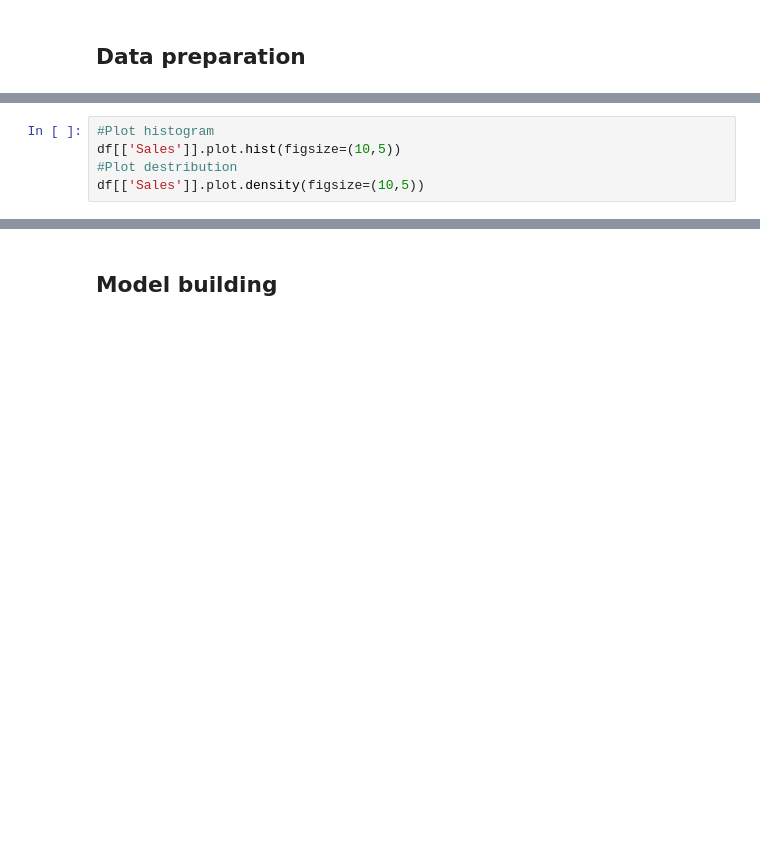
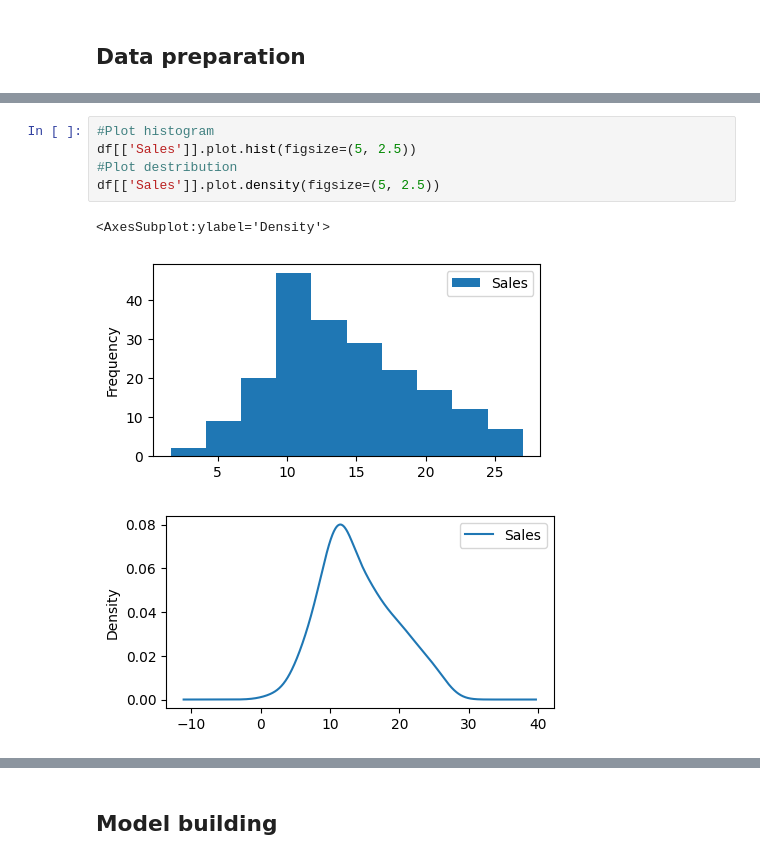
Before and after one commit to thanachart29/Machine-Learning-Class, a Jupyter notebook: week3/Linear Regression ( Advertising dataset).ipynb, the cells around one changed output, grey strips where cells are left out. Saved outputs shown, nothing was run; the diff lists cells and outputs as text; blank space fills up the shorter version.

```diff
--- a/week3/Linear Regression ( Advertising dataset).ipynb
+++ b/week3/Linear Regression ( Advertising dataset).ipynb
@@ -32,7 +77,11 @@ df[['TV']].plot.density(figsize=(10,5))
 # %%
 #Plot histogram
-df[['Sales']].plot.hist(figsize=(10,5))
+df[['Sales']].plot.hist(figsize=(5, 2.5))
 #Plot destribution
-df[['Sales']].plot.density(figsize=(10,5))
+df[['Sales']].plot.density(figsize=(5, 2.5))
+# %% [output]
+<AxesSubplot:ylabel='Density'>
+[figure, added]
+[figure, added]
 # %%
 #Plot dataset of TV vs Sales
```
Also changed, not shown: parts of 21 cells of this notebook, 6 other files.
